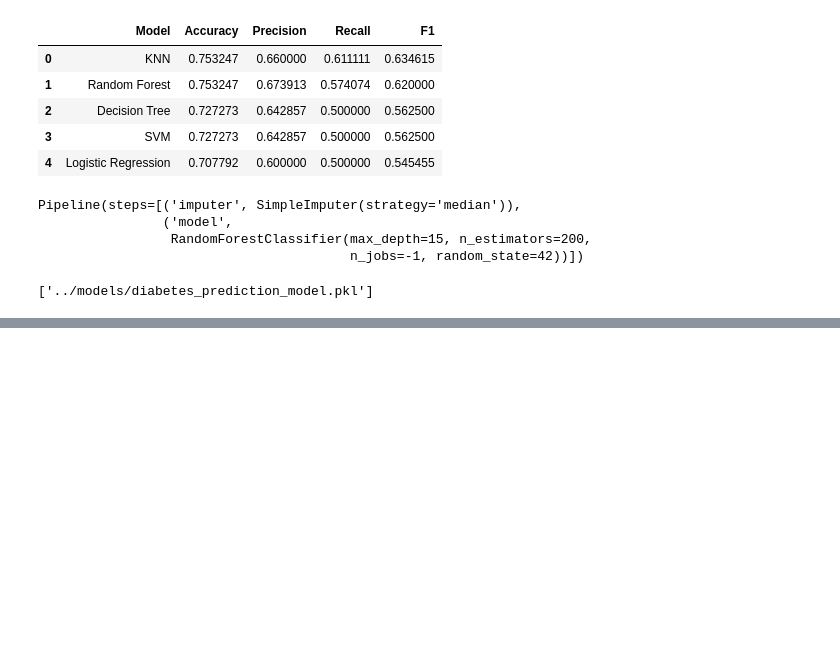
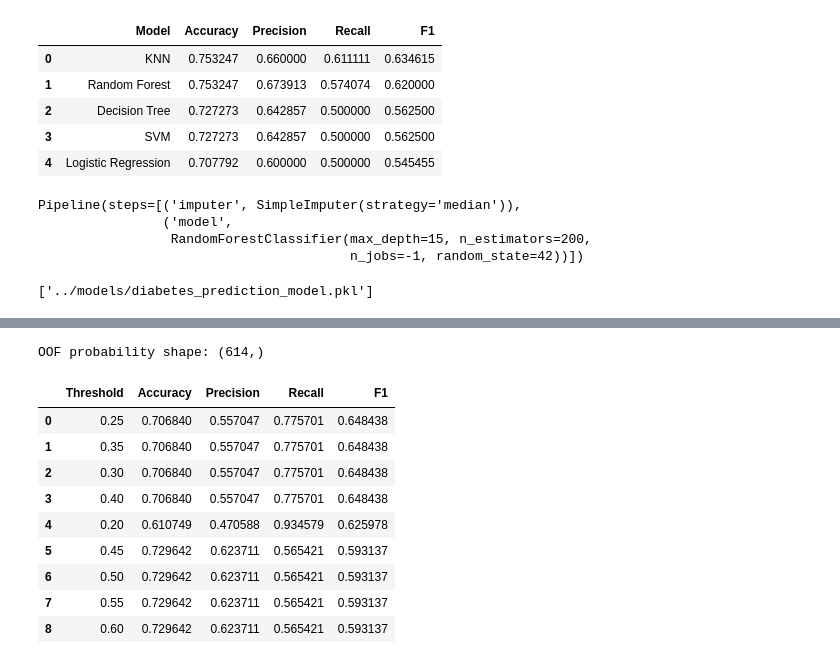
Before and after one commit to kindy10/DiabetesPrediction, a Jupyter notebook: notebooks/diabetes_prediction.ipynb, the cells around one changed output, grey strips where cells are left out. Drawn from its saved outputs; the diff is of its cells as text; code cells hidden in the pictures; blank space fills up the shorter version.

```diff
--- a/notebooks/diabetes_prediction.ipynb
+++ b/notebooks/diabetes_prediction.ipynb
@@ -1631,0 +1641,78 @@ knn_threshold_df.sort_values(
+# %%
+#Select the KNN threshold using croos_validation
+from sklearn.model_selection import StratifiedKFold, cross_val_predict
+from sklearn.pipeline import Pipeline
+from sklearn.impute import SimpleImputer
+from sklearn.preprocessing import StandardScaler
+from sklearn.neighbors import KNeighborsClassifier
+
+# Create the complete KNN pipeline
+knn_pipeline = Pipeline([
+    ("imputer", SimpleImputer(strategy="median")),
+    ("scaler", StandardScaler()),
+    ("knn", KNeighborsClassifier(
+        n_neighbors=5,
+        weights="uniform",
+        metric="euclidean"
+    ))
+])
+
+# 5-fold stratified cross-validation
+cv = StratifiedKFold(
+    n_splits=5,
+    shuffle=True,
+    random_state=42
+)
+
+# Get out-of-fold probabilities for the training data
+knn_oof_probabilities = cross_val_predict(
+    knn_pipeline,
+    X_train_processed,
+    y_train,
+    cv=cv,
+    method="predict_proba",
+    n_jobs=-1
+)[:, 1]
+
+print("OOF probability shape:", knn_oof_probabilities.shape)
+# %% [output]
+OOF probability shape: (614,)
+# %%
+#Test thresholds on the training data
+thresholds = np.arange(0.20, 0.61, 0.05)
+
+oof_threshold_results = []
+
+for threshold in thresholds:
+
+    oof_predictions = (
+        knn_oof_probabilities >= threshold
+    ).astype(int)
+
+    oof_threshold_results.append({
+        "Threshold": round(threshold, 2),
+        "Accuracy": accuracy_score(y_train, oof_predictions),
+        "Precision": precision_score(y_train, oof_predictions),
+        "Recall": recall_score(y_train, oof_predictions),
+        "F1": f1_score(y_train, oof_predictions)
+    })
+
+oof_threshold_df = pd.DataFrame(oof_threshold_results)
+
+oof_threshold_df = oof_threshold_df.sort_values(
+    by="F1",
+    ascending=False
+).reset_index(drop=True)
+
+oof_threshold_df
+# %% [output]
+|  | Threshold | Accuracy | Precision | Recall | F1 |
+| 0 | 0.25 | 0.706840 | 0.557047 | 0.775701 | 0.648438 |
+| 1 | 0.35 | 0.706840 | 0.557047 | 0.775701 | 0.648438 |
+| 2 | 0.30 | 0.706840 | 0.557047 | 0.775701 | 0.648438 |
+| 3 | 0.40 | 0.706840 | 0.557047 | 0.775701 | 0.648438 |
+| 4 | 0.20 | 0.610749 | 0.470588 | 0.934579 | 0.625978 |
+| 5 | 0.45 | 0.729642 | 0.623711 | 0.565421 | 0.593137 |
+| 6 | 0.50 | 0.729642 | 0.623711 | 0.565421 | 0.593137 |
+| 7 | 0.55 | 0.729642 | 0.623711 | 0.565421 | 0.593137 |
+| 8 | 0.60 | 0.729642 | 0.623711 | 0.565421 | 0.593137 |
```
Also changed, not shown: parts of 4 cells of this notebook.
